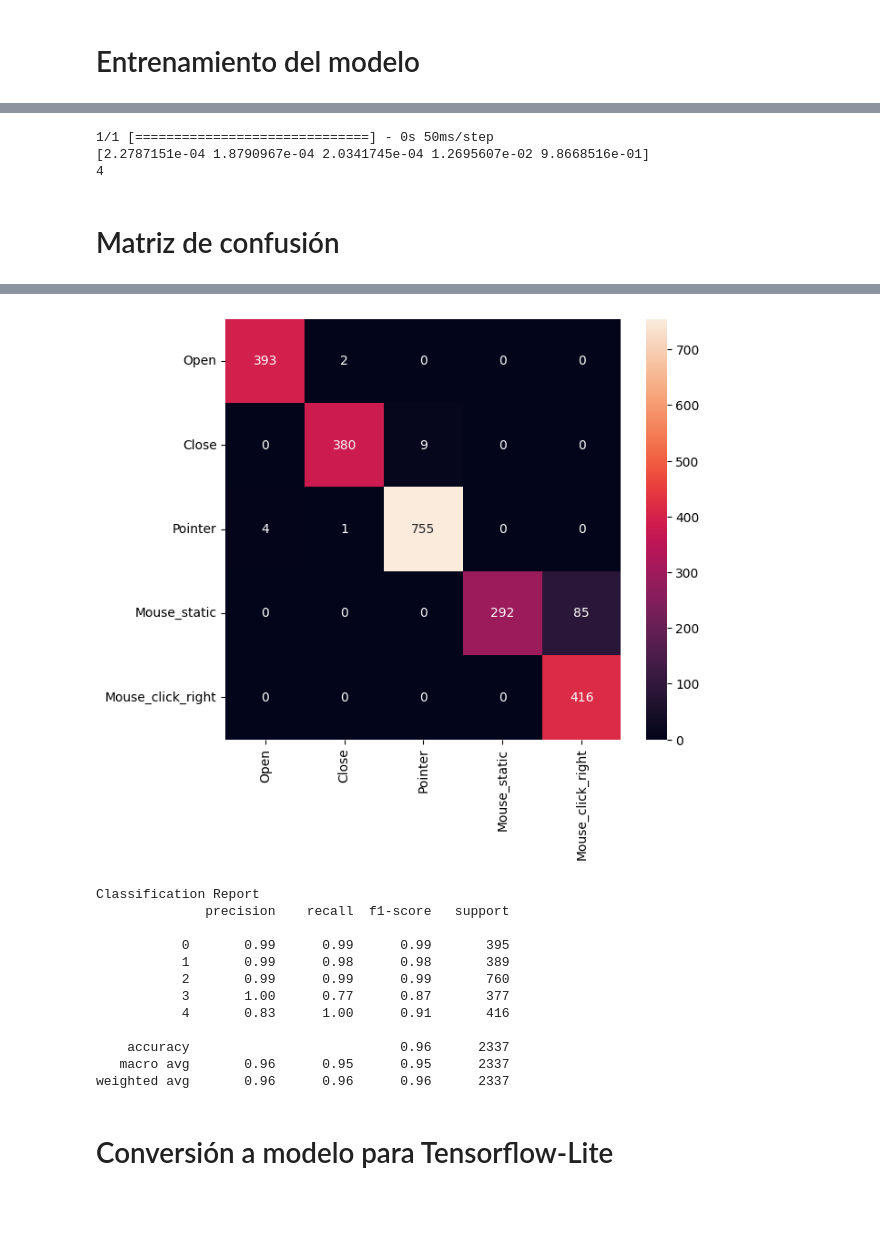
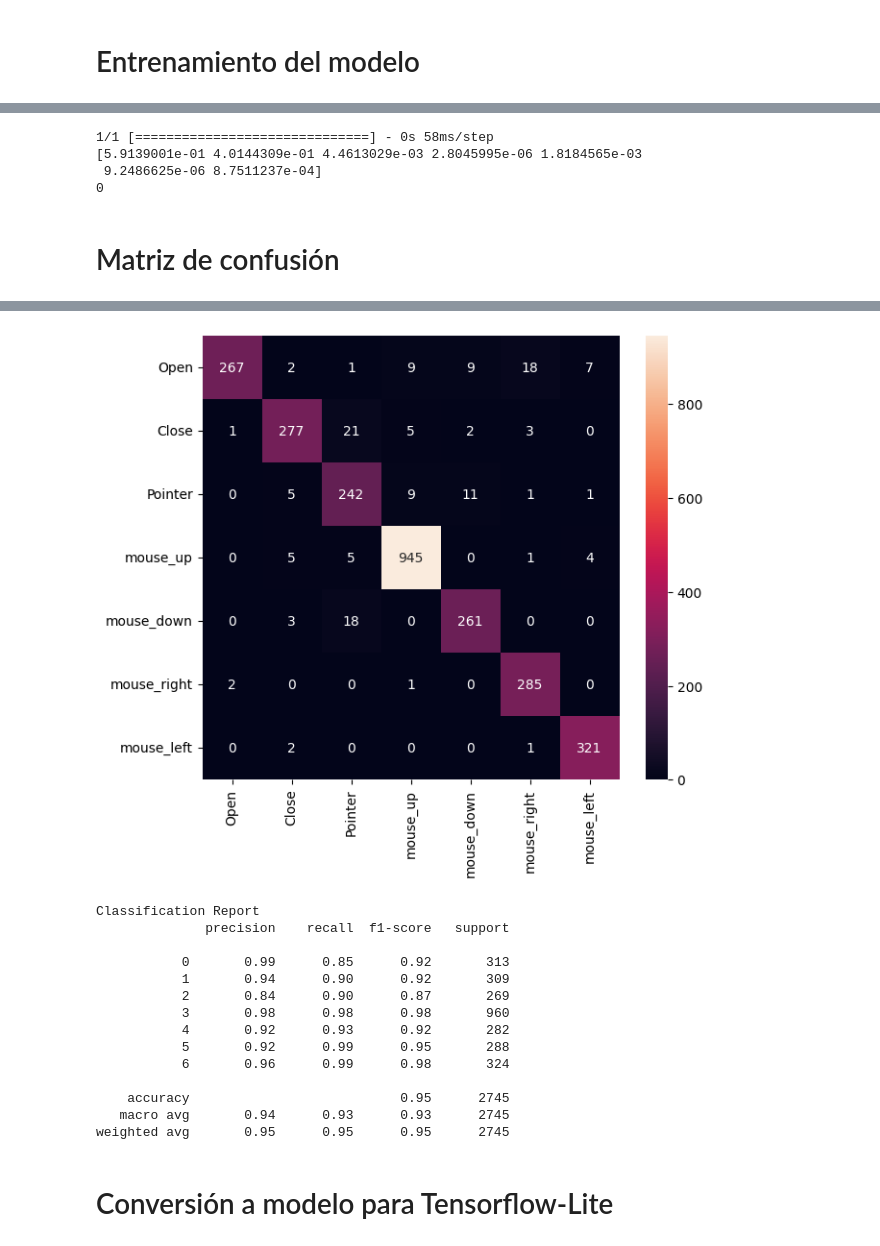
Before and after one commit to Just253/Levus, a Jupyter notebook: server/gestureRecognition/keypoint_classification.ipynb, the cells around one changed output, grey strips where cells are left out. Saved outputs shown, nothing was run; the diff lists cells and outputs as text; code cells hidden in the pictures; blank space fills up the shorter version.

Commit message:
feat: prueba de nuevo modelo

```diff
--- a/server/gestureRecognition/keypoint_classification.ipynb
+++ b/server/gestureRecognition/keypoint_classification.ipynb
@@ -51,7 +52,9 @@ X_dataset = np.loadtxt(dataset, delimiter=',', dtype='float32', usecols=list(ran
 # %%
 y_dataset = np.loadtxt(dataset, delimiter=',', dtype='int32', usecols=(0))
 # %%
-X_train, X_test, y_train, y_test = train_test_split(X_dataset, y_dataset, train_size=0.75, random_state=RANDOM_SEED)
+X_train, X_test, y_train, y_test = train_test_split(X_dataset, y_dataset, train_size=0.60, random_state=RANDOM_SEED)
+# %%
+X_test, X_val, y_test, y_val = train_test_split(X_test, y_test, train_size=0.5, random_state=RANDOM_SEED)
 # %% [markdown]
 # Construcción del modelo
 # %%
@@ -160,13 +163,14 @@ val_loss, val_acc = model.evaluate(X_test, y_test, batch_size=128)
 model = tf.keras.models.load_model(model_save_path)
 # %%
 # Prueba de inferencia
-predict_result = model.predict(np.array([X_test[0]]))
+predict_result = model.predict(np.array([X_val[0]]))
 print(np.squeeze(predict_result))
 print(np.argmax(np.squeeze(predict_result)))
 # %% [output]
-1/1 [==============================] - 0s 50ms/step
-[2.2787151e-04 1.8790967e-04 2.0341745e-04 1.2695607e-02 9.8668516e-01]
-4
+1/1 [==============================] - 0s 58ms/step
+[5.9139001e-01 4.0144309e-01 4.4613029e-03 2.8045995e-06 1.8184565e-03
+ 9.2486625e-06 8.7511237e-04]
+0
 # %% [markdown]
 # Matriz de confusión
 # %%
@@ -188,10 +192,10 @@ def print_confusion_matrix(y_true, y_pred, labels_name, report=True):
 
     if report:
         print('Classification Report')
-        print(classification_report(y_test, y_pred))
+        print(classification_report(y_val, y_pred))
 
-Y_pred = model.predict(X_test)
+Y_pred = model.predict(X_val)
 y_pred = np.argmax(Y_pred, axis=1)
 
-print_confusion_matrix(y_test, y_pred, labels_name)
+print_confusion_matrix(y_val, y_pred, labels_name)
 # %% [output]
@@ -199,16 +203,18 @@ print_confusion_matrix(y_test, y_pred, labels_name)
-[figure, old version]
+[figure, new version]
 Classification Report
               precision    recall  f1-score   support
 
-           0       0.99      0.99      0.99       395
-           1       0.99      0.98      0.98       389
-           2       0.99      0.99      0.99       760
-           3       1.00      0.77      0.87       377
-           4       0.83      1.00      0.91       416
+           0       0.99      0.85      0.92       313
+           1       0.94      0.90      0.92       309
+           2       0.84      0.90      0.87       269
+           3       0.98      0.98      0.98       960
+           4       0.92      0.93      0.92       282
+           5       0.92      0.99      0.95       288
+           6       0.96      0.99      0.98       324
 
-    accuracy                           0.96      2337
-   macro avg       0.96      0.95      0.95      2337
-weighted avg       0.96      0.96      0.96      2337
+    accuracy                           0.95      2745
+   macro avg       0.94      0.93      0.93      2745
+weighted avg       0.95      0.95      0.95      2745
 # %% [markdown]
 # Conversión a modelo para Tensorflow-Lite
 # %%
```
Also changed, not shown: parts of 10 cells of this notebook, 2 other files.
